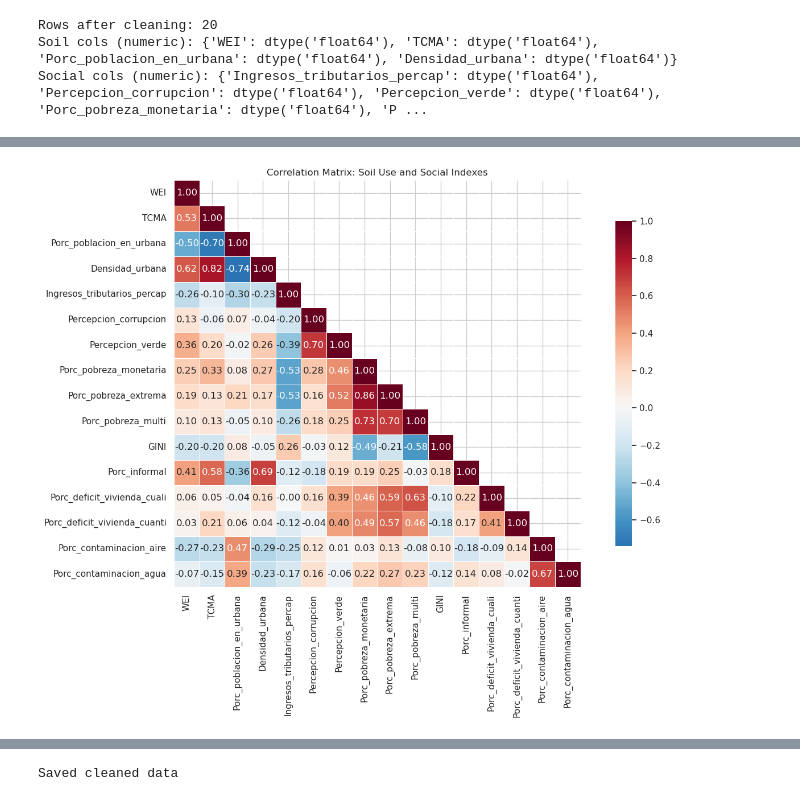
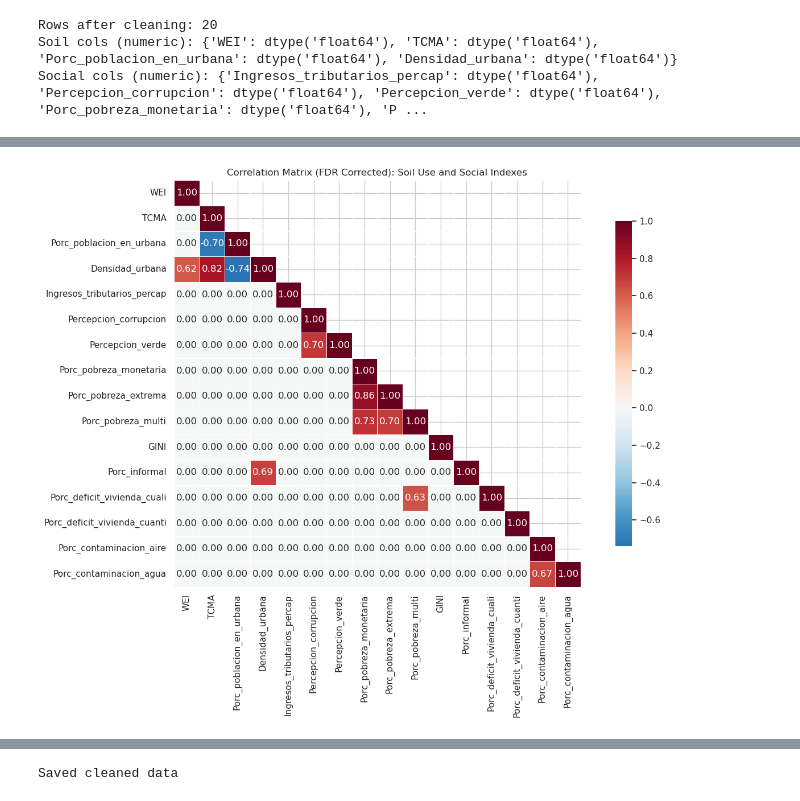
Before and after one commit to wilomaku/maps-social-Colombia, a Jupyter notebook: src/31_analysis_gral_suelo_social.ipynb, the cells around one changed output, grey strips where cells are left out. Drawn from its saved outputs; the diff is of its cells as text; code cells hidden in the pictures.

```diff
--- a/src/31_analysis_gral_suelo_social.ipynb
+++ b/src/31_analysis_gral_suelo_social.ipynb
@@ -89,8 +101,9 @@ soil_cols = ['WEI', 'TCMA', 'Porc_poblacion_en_urbana', 'Densidad_urbana']
 social_cols = ['Ingresos_tributarios_percap', 'Percepcion_corrupcion', 'Percepcion_verde',
                'Porc_pobreza_monetaria', 'Porc_pobreza_extrema', 'Porc_pobreza_multi', 'GINI', 'Porc_informal',
                'Porc_deficit_vivienda_cuali', 'Porc_deficit_vivienda_cuanti', 'Porc_contaminacion_aire', 'Porc_contaminacion_agua']
+gestion_cols = ['Ind_POT']
 
-all_index_cols = soil_cols + social_cols
+all_index_cols = soil_cols + social_cols + gestion_cols
 
 for col in all_index_cols:
     df[col] = df[col].apply(clean_numeric)
@@ -165,0 +261,10 @@ for soil_col in soil_cols:
+# %%
+colors = [
+    "#0072B2",  # Blue
+    "#E69F00",  # Orange
+    "#009E73",  # Green
+    "#D55E00",  # Vermillion
+    "#CC79A7",  # Purple
+    "#56B4E9",  # Sky Blue
+]
+pot_map = dict(zip(df_num["IND 2.1 TIPO"].unique(), colors))
@@ -166,13 +327,34 @@ for soil_col in soil_cols:
 # %%
 corr_cols = soil_cols + social_cols
-corr_matrix = df_num[corr_cols].corr()
+corr_matrix = df_num[corr_cols].replace([np.inf, -np.inf], np.nan).corr(method="pearson")
+
+# Calculate P-Value Matrix
+n = df_num[corr_cols].shape[0]
+p_matrix = np.zeros_like(corr_matrix)
+for i in range(df_num[corr_cols].shape[1]):
+    for j in range(df_num[corr_cols].shape[1]):
+        if i != j:
+            r, p = stats.pearsonr(df_num[corr_cols].iloc[:, i], df_num[corr_cols].iloc[:, j])
+            p_matrix[i, j] = p
+
+# Apply FDR Correction
+p_values = p_matrix[np.triu_indices_from(p_matrix, k=1)]
+reject, p_corrected = fdrcorrection(p_values, alpha=0.05)
+
+# Assign corrected p-values back to the upper triangle
+p_matrix[np.triu_indices_from(p_matrix, k=1)] = p_corrected
+# Mirror to lower triangle for a full matrix
+p_matrix = p_matrix + p_matrix.T - np.diag(np.diag(p_matrix))
+
+# Create Significant Matrix (keep only FDR-significant correlations)
+significant_matrix = corr_matrix.where(p_matrix < 0.05, other=0)
 
 fig, ax = plt.subplots(figsize=(14, 10))
 mask = np.triu(np.ones_like(corr_matrix, dtype=bool), k=1)
-sns.heatmap(corr_matrix, mask=mask, annot=True, fmt='.2f', cmap='RdBu_r', center=0,
-            square=True, linewidths=0.5, ax=ax, cbar_kws={'shrink': 0.8})
-ax.set_title('Correlation Matrix: Soil Use and Social Indexes', fontsize=12)
+sns.heatmap(significant_matrix, mask=mask, annot=True, fmt=".2f", cmap="RdBu_r", center=0,
+            square=True, linewidths=0.5, ax=ax, cbar_kws={"shrink": 0.8})
+ax.set_title("Correlation Matrix (FDR Corrected): Soil Use and Social Indexes", fontsize=12)
 plt.tight_layout()
 plt.show()
 # %% [output]
-[figure, old version]
+[figure, new version]
```
Also changed, not shown: parts of 17 cells of this notebook.
